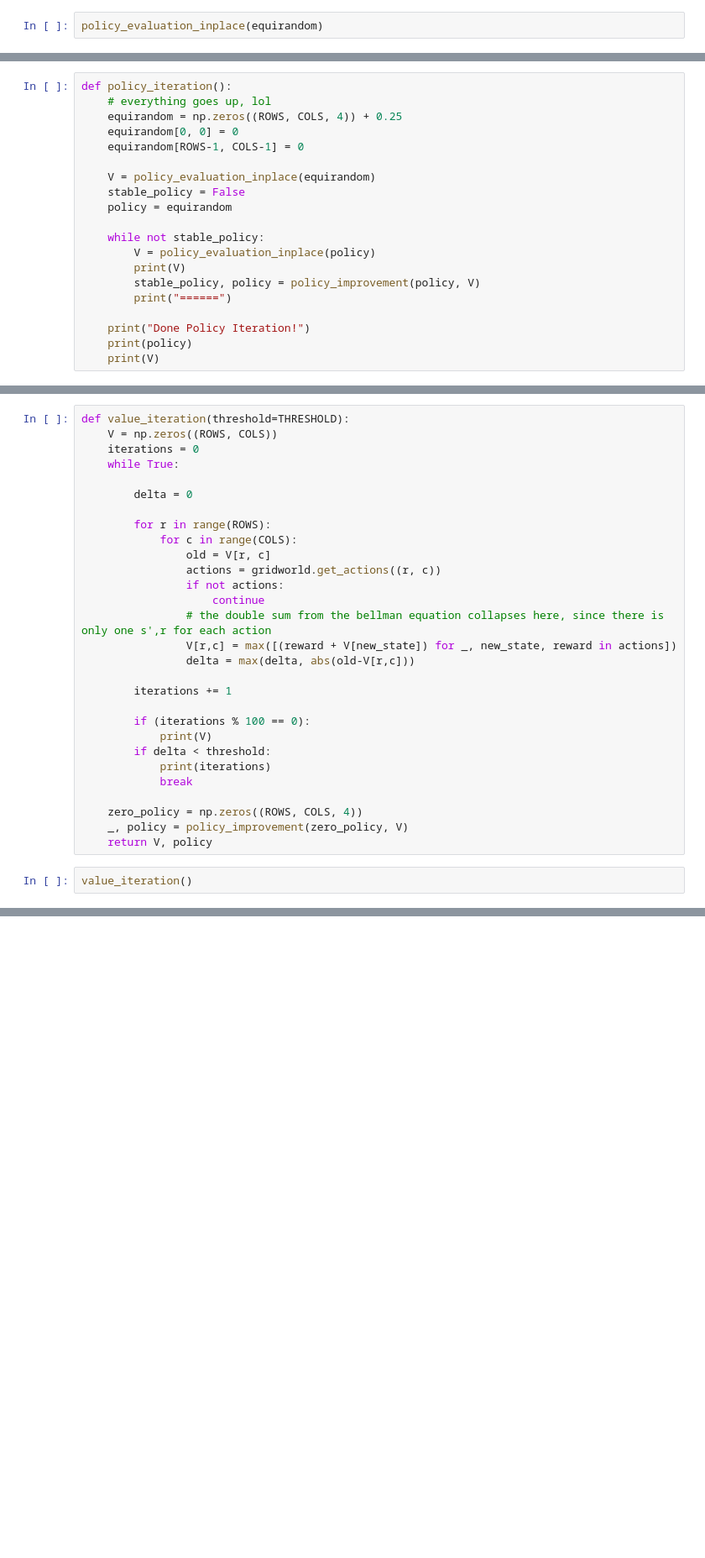
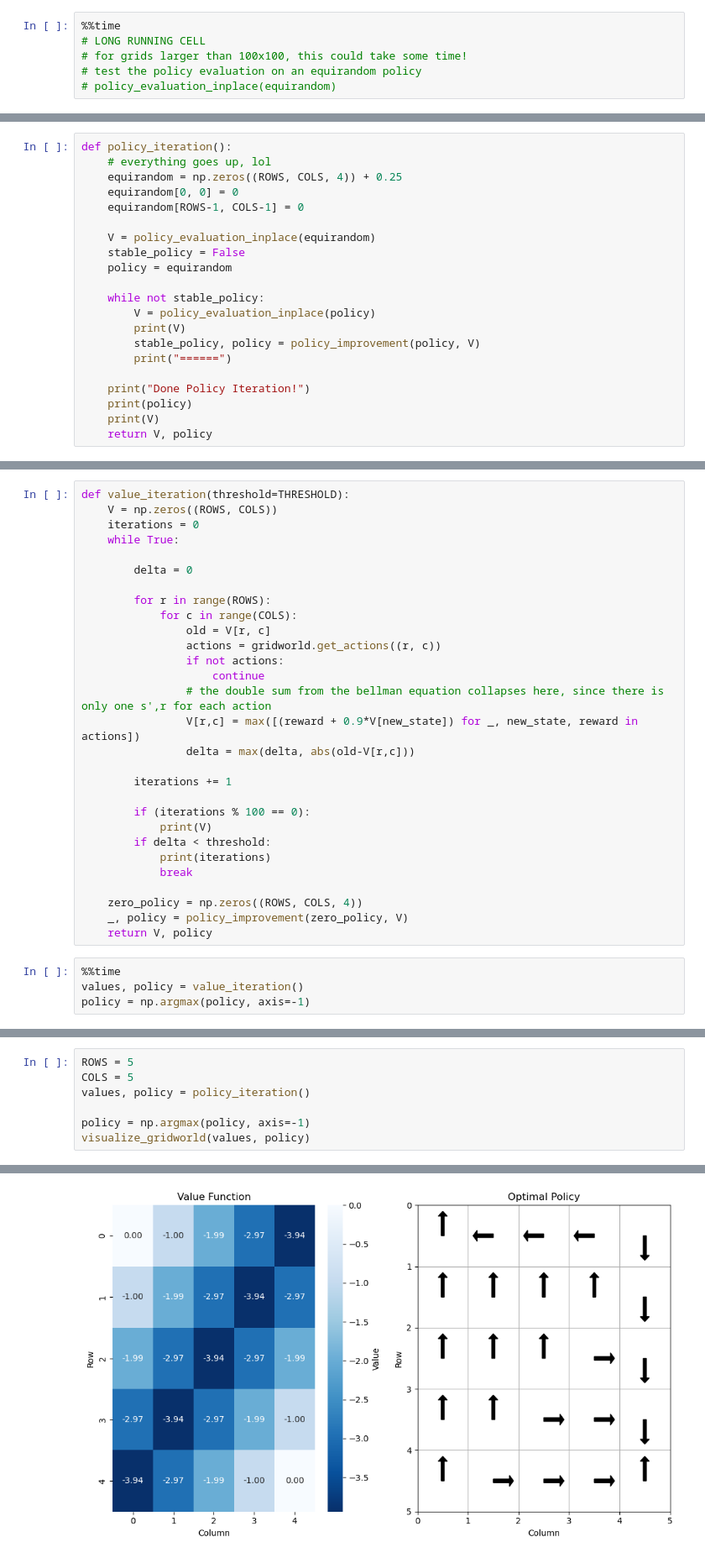
Before and after one commit to shantanu/grid-world, a Jupyter notebook: Gridworld.ipynb, the cells around one changed output, grey strips where cells are left out. Shown at 84% size. Cells and saved outputs as stored; diff of their text form; blank space fills up the shorter version.

Commit message:
explored larger grids, etc

```diff
--- a/Gridworld.ipynb
+++ b/Gridworld.ipynb
@@ -76,5 +76,9 @@ def policy_evaluation_inplace(policy: Policy, threshold=THRESHOLD):
             break
     return V
 # %%
-policy_evaluation_inplace(equirandom)
+%%time
+# LONG RUNNING CELL
+# for grids larger than 100x100, this could take some time!
+# test the policy evaluation on an equirandom policy
+# policy_evaluation_inplace(equirandom)
 # %% [output]
@@ -132,4 +137,5 @@ def policy_iteration():
     print("Done Policy Iteration!")
     print(policy)
     print(V)
+    return V, policy
 # %%
@@ -167,7 +160,7 @@ def value_iteration(threshold=THRESHOLD):
                 if not actions:
                     continue
                 # the double sum from the bellman equation collapses here, since there is only one s',r for each action
-                V[r,c] = max([(reward + V[new_state]) for _, new_state, reward in actions])
+                V[r,c] = max([(reward + 0.9*V[new_state]) for _, new_state, reward in actions])
                 delta = max(delta, abs(old-V[r,c]))
 
         iterations += 1
@@ -182,5 +175,7 @@ def value_iteration(threshold=THRESHOLD):
     _, policy = policy_improvement(zero_policy, V)
     return V, policy
 # %%
-value_iteration()
+%%time
+values, policy = value_iteration()
+policy = np.argmax(policy, axis=-1)
 # %% [output]
@@ -204,0 +297,8 @@ value_iteration()
+# %%
+ROWS = 5
+COLS = 5
+values, policy = policy_iteration()
+
+policy = np.argmax(policy, axis=-1)
+visualize_gridworld(values, policy)
+# %% [output]
@@ -204,0 +322 @@ value_iteration()
+[figure, added]
```
Also changed, not shown: parts of 14 cells of this notebook.
